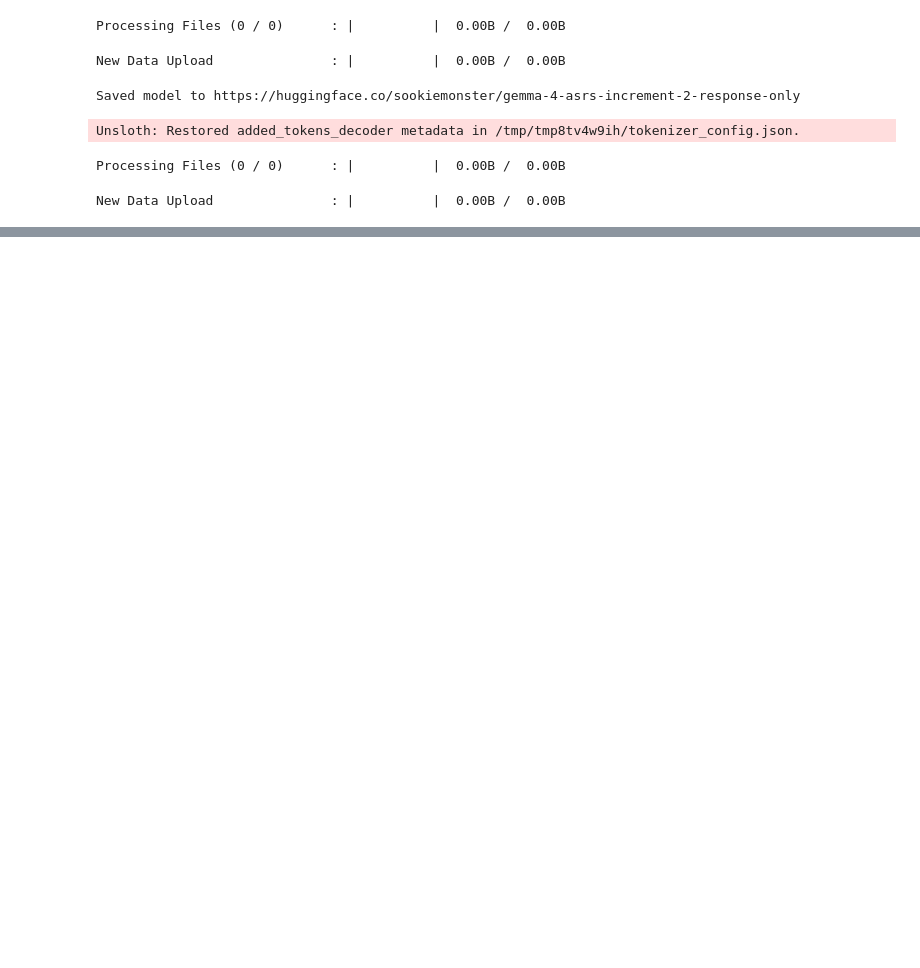
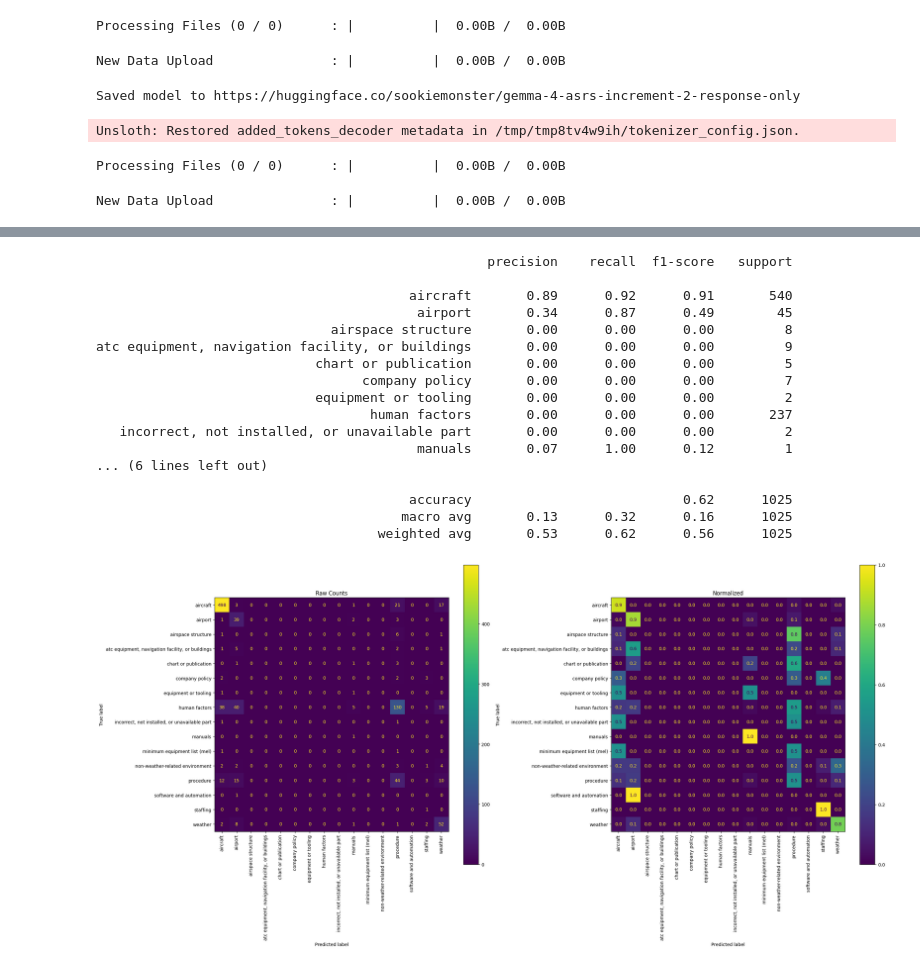
Before and after one commit to sookiemonster/asrs-problem-factor-analysis, a Jupyter notebook: fine-tuning/2-stage/TC_Distillation_Decoder.ipynb, the cells around one changed output, grey strips where cells are left out. Saved outputs shown, nothing was run; the diff lists cells and outputs as text; code cells hidden in the pictures; blank space fills up the shorter version.

````diff
--- a/fine-tuning/2-stage/TC_Distillation_Decoder.ipynb
+++ b/fine-tuning/2-stage/TC_Distillation_Decoder.ipynb
@@ -1820,0 +2674,29 @@ New Data Upload               : |          |  0.00B /  0.00B
+# %%
+from datasets import load_dataset
+
+valid_ds = load_dataset("sookiemonster/asrs-rationale-top-5-fine-tuning", split='validation')
+valid_df = valid_ds.to_pandas().set_index('acn')
+# %%
+def parse_generations(arr:np.array):
+  res = []
+  failed = []
+  for output in arr:
+    no_md = output.replace('```json', "").replace('```', '')
+    try:
+      d = json.loads(no_md)
+      assert isinstance(d, dict) and len(set(d.keys()) - set(['acn', 'rationale', 'primary_problem', 'summary'])) == 0
+      res.append(d)
+    except json.JSONDecodeError:
+      failed.append(output)
+      continue
+    except AssertionError:
+      failed.append(output)
+      continue
+
+  df = pd.DataFrame(res).set_index('acn')
+  df.index = df.index.astype(int)
+  df.primary_problem = df.primary_problem.apply(standardize_label)
+  return df, failed
+
+parsed, failed = parse_generations(raw_df.output.to_numpy())
+parsed
@@ -1820,0 +2718,7 @@ New Data Upload               : |          |  0.00B /  0.00B
+# %%
+joined = parsed.join(valid_df.primary_problem, rsuffix="_true")
+
+allowed_values = set(id_to_group.values())
+allowed = joined[joined.primary_problem.isin(allowed_values)].copy()
+allowed.primary_problem_true = allowed.primary_problem_true.map(standardize_label)
+allowed
@@ -1820,0 +2740,23 @@ New Data Upload               : |          |  0.00B /  0.00B
+# %%
+from utils import visualize_eval
+
+visualize_eval(allowed.primary_problem_true, allowed.primary_problem, label="Gemma 4")
+# %% [output]
+                                                  precision    recall  f1-score   support
+
+                                        aircraft       0.89      0.92      0.91       540
+                                         airport       0.34      0.87      0.49        45
+                              airspace structure       0.00      0.00      0.00         8
+atc equipment, navigation facility, or buildings       0.00      0.00      0.00         9
+                            chart or publication       0.00      0.00      0.00         5
+                                  company policy       0.00      0.00      0.00         7
+                            equipment or tooling       0.00      0.00      0.00         2
+                                   human factors       0.00      0.00      0.00       237
+   incorrect, not installed, or unavailable part       0.00      0.00      0.00         2
+                                         manuals       0.07      1.00      0.12         1
+... (6 lines left out)
+
+                                        accuracy                           0.62      1025
+                                       macro avg       0.13      0.32      0.16      1025
+                                    weighted avg       0.53      0.62      0.56      1025
+[figure, added]
````
Also changed, not shown: parts of 28 cells of this notebook, 3 other files.
